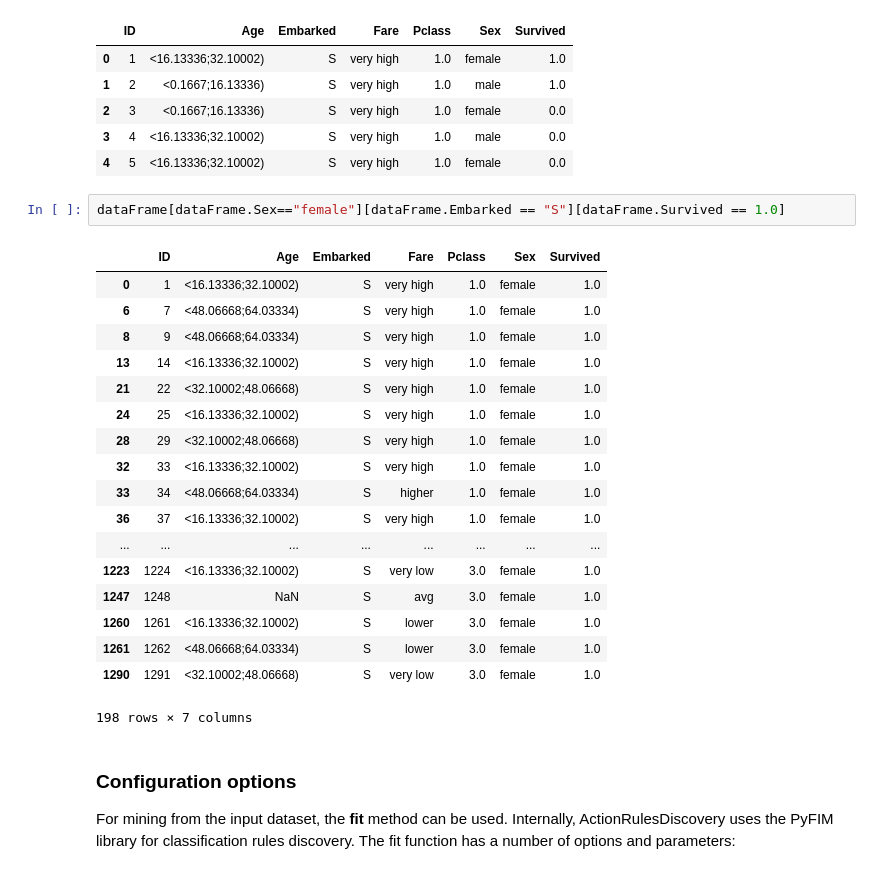
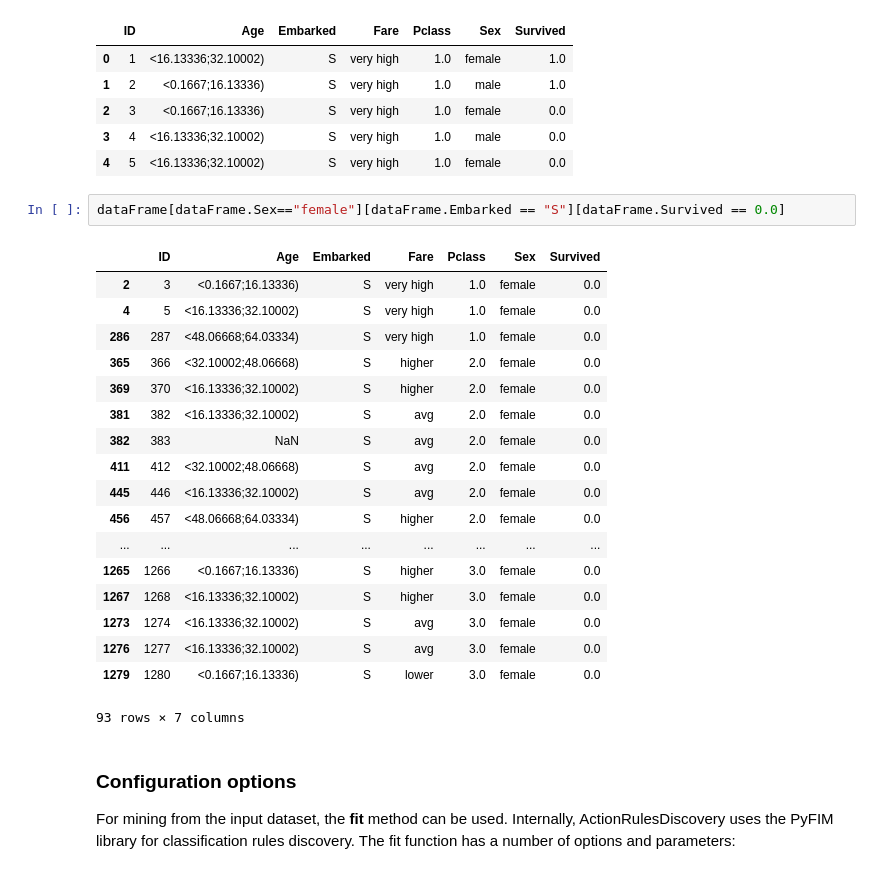
Before and after one commit to lukassykora/actionrules, a Jupyter notebook: notebooks/Titanic - Action Rules.ipynb, the cells around one changed output. Drawn from its saved outputs; the diff is of its cells as text.

```diff
--- a/notebooks/Titanic - Action Rules.ipynb
+++ b/notebooks/Titanic - Action Rules.ipynb
@@ -77,26 +77,26 @@ dataFrame.head()
 | 3 | 4 | <16.13336;32.10002) | S | very high | 1.0 | male | 0.0 |
 | 4 | 5 | <16.13336;32.10002) | S | very high | 1.0 | female | 0.0 |
 # %%
-dataFrame[dataFrame.Sex=="female"][dataFrame.Embarked == "S"][dataFrame.Survived == 1.0]
+dataFrame[dataFrame.Sex=="female"][dataFrame.Embarked == "S"][dataFrame.Survived == 0.0]
 # %% [output]
 |  | ID | Age | Embarked | Fare | Pclass | Sex | Survived |
-| 0 | 1 | <16.13336;32.10002) | S | very high | 1.0 | female | 1.0 |
-| 6 | 7 | <48.06668;64.03334) | S | very high | 1.0 | female | 1.0 |
-| 8 | 9 | <48.06668;64.03334) | S | very high | 1.0 | female | 1.0 |
-| 13 | 14 | <16.13336;32.10002) | S | very high | 1.0 | female | 1.0 |
-| 21 | 22 | <32.10002;48.06668) | S | very high | 1.0 | female | 1.0 |
-| 24 | 25 | <16.13336;32.10002) | S | very high | 1.0 | female | 1.0 |
-| 28 | 29 | <32.10002;48.06668) | S | very high | 1.0 | female | 1.0 |
-| 32 | 33 | <16.13336;32.10002) | S | very high | 1.0 | female | 1.0 |
-| 33 | 34 | <48.06668;64.03334) | S | higher | 1.0 | female | 1.0 |
-| 36 | 37 | <16.13336;32.10002) | S | very high | 1.0 | female | 1.0 |
+| 2 | 3 | <0.1667;16.13336) | S | very high | 1.0 | female | 0.0 |
+| 4 | 5 | <16.13336;32.10002) | S | very high | 1.0 | female | 0.0 |
+| 286 | 287 | <48.06668;64.03334) | S | very high | 1.0 | female | 0.0 |
+| 365 | 366 | <32.10002;48.06668) | S | higher | 2.0 | female | 0.0 |
+| 369 | 370 | <16.13336;32.10002) | S | higher | 2.0 | female | 0.0 |
+| 381 | 382 | <16.13336;32.10002) | S | avg | 2.0 | female | 0.0 |
+| 382 | 383 | NaN | S | avg | 2.0 | female | 0.0 |
+| 411 | 412 | <32.10002;48.06668) | S | avg | 2.0 | female | 0.0 |
+| 445 | 446 | <16.13336;32.10002) | S | avg | 2.0 | female | 0.0 |
+| 456 | 457 | <48.06668;64.03334) | S | higher | 2.0 | female | 0.0 |
 | ... | ... | ... | ... | ... | ... | ... | ... |
-| 1223 | 1224 | <16.13336;32.10002) | S | very low | 3.0 | female | 1.0 |
-| 1247 | 1248 | NaN | S | avg | 3.0 | female | 1.0 |
-| 1260 | 1261 | <16.13336;32.10002) | S | lower | 3.0 | female | 1.0 |
-| 1261 | 1262 | <48.06668;64.03334) | S | lower | 3.0 | female | 1.0 |
-| 1290 | 1291 | <32.10002;48.06668) | S | very low | 3.0 | female | 1.0 |
+| 1265 | 1266 | <0.1667;16.13336) | S | higher | 3.0 | female | 0.0 |
+| 1267 | 1268 | <16.13336;32.10002) | S | higher | 3.0 | female | 0.0 |
+| 1273 | 1274 | <16.13336;32.10002) | S | avg | 3.0 | female | 0.0 |
+| 1276 | 1277 | <16.13336;32.10002) | S | avg | 3.0 | female | 0.0 |
+| 1279 | 1280 | <0.1667;16.13336) | S | lower | 3.0 | female | 0.0 |
-198 rows × 7 columns
+93 rows × 7 columns
 # %% [markdown]
 ### Configuration options
 
```
Also changed, not shown: parts of 3 cells of this notebook.
